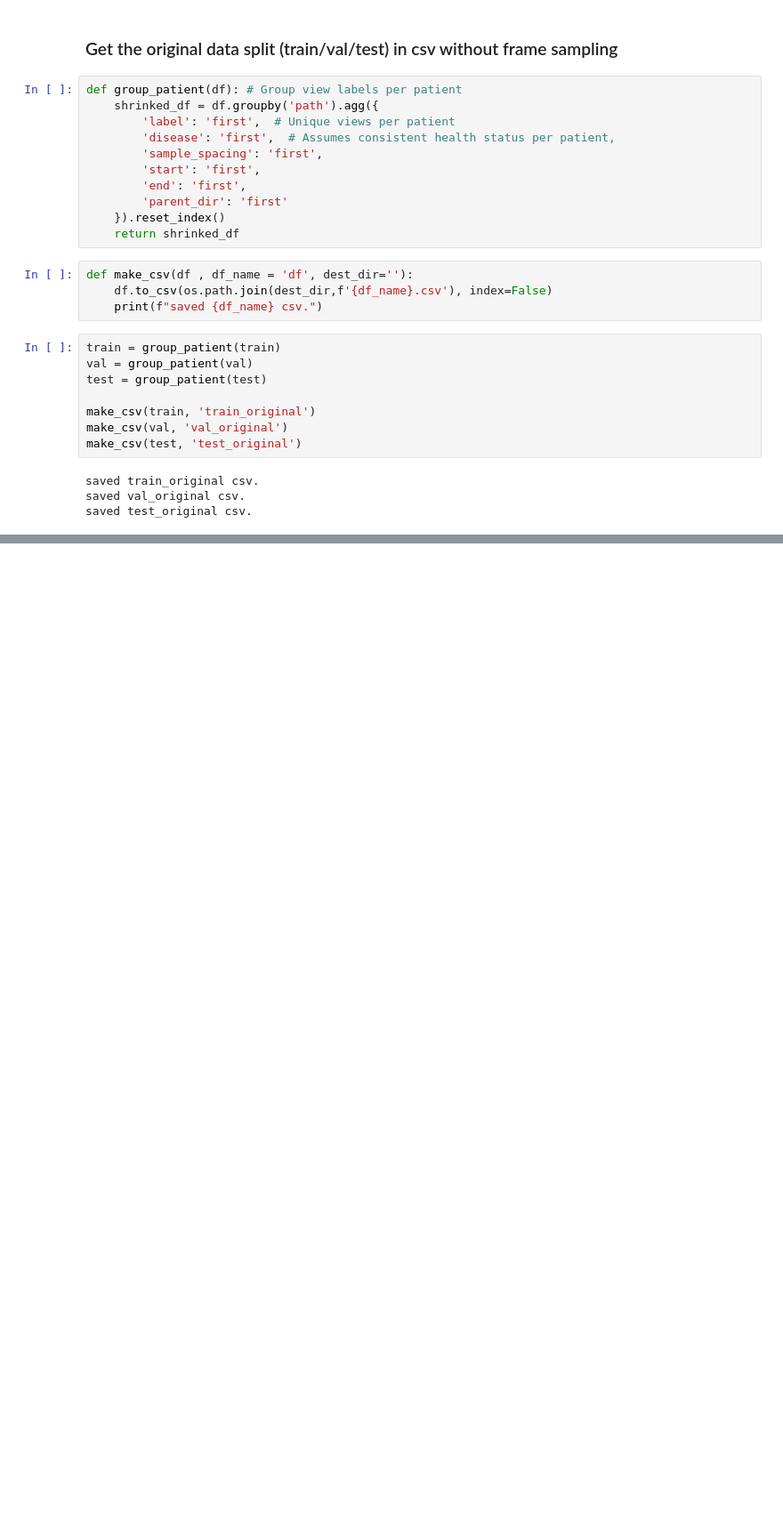
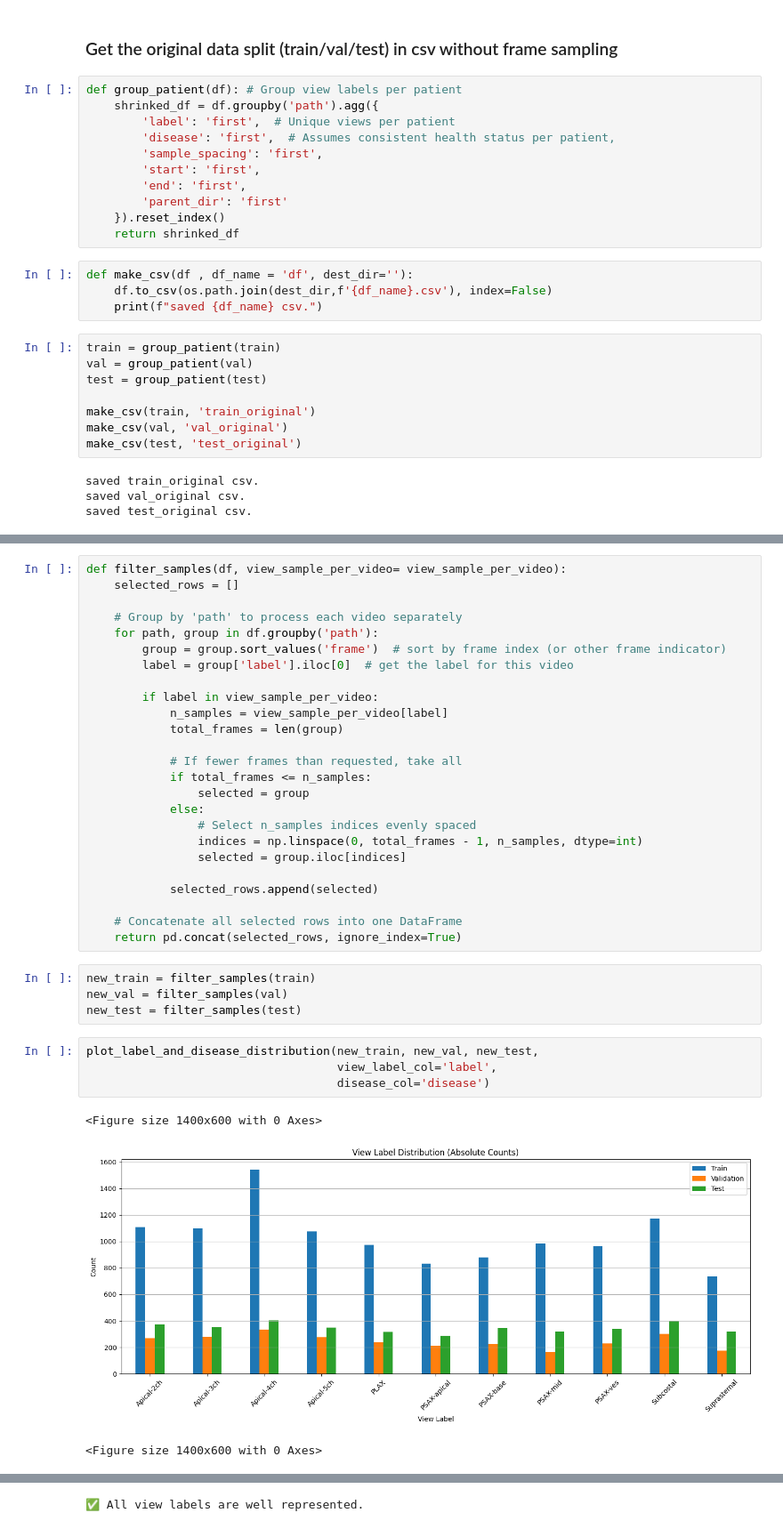
Before and after one commit to shokoofa-ghods/TTE_view_classification_pipeline, a Jupyter notebook: notebooks/preprocessing/csv_modifier.ipynb, the cells around one changed output, grey strips where cells are left out. Shown: that part at 89% size. Drawn from its saved outputs; the diff is of its cells as text; blank space fills up the shorter version.

```diff
--- a/notebooks/preprocessing/csv_modifier.ipynb
+++ b/notebooks/preprocessing/csv_modifier.ipynb
@@ -48,0 +134,37 @@ saved test_original csv.
+# %%
+def filter_samples(df, view_sample_per_video= view_sample_per_video):
+    selected_rows = []
+
+    # Group by 'path' to process each video separately
+    for path, group in df.groupby('path'):
+        group = group.sort_values('frame')  # sort by frame index (or other frame indicator)
+        label = group['label'].iloc[0]  # get the label for this video
+
+        if label in view_sample_per_video:
+            n_samples = view_sample_per_video[label]
+            total_frames = len(group)
+
+            # If fewer frames than requested, take all
+            if total_frames <= n_samples:
+                selected = group
+            else:
+                # Select n_samples indices evenly spaced
+                indices = np.linspace(0, total_frames - 1, n_samples, dtype=int)
+                selected = group.iloc[indices]
+
+            selected_rows.append(selected)
+
+    # Concatenate all selected rows into one DataFrame
+    return pd.concat(selected_rows, ignore_index=True)
+# %%
+new_train = filter_samples(train)
+new_val = filter_samples(val)
+new_test = filter_samples(test)
+# %%
+plot_label_and_disease_distribution(new_train, new_val, new_test,
+                                    view_label_col='label',
+                                    disease_col='disease')
+# %% [output]
+<Figure size 1400x600 with 0 Axes>
+[figure, added]
+<Figure size 1400x600 with 0 Axes>
@@ -48,0 +172 @@ saved test_original csv.
+✅ All view labels are well represented.
```
Also changed, not shown: parts of 6 cells of this notebook.
